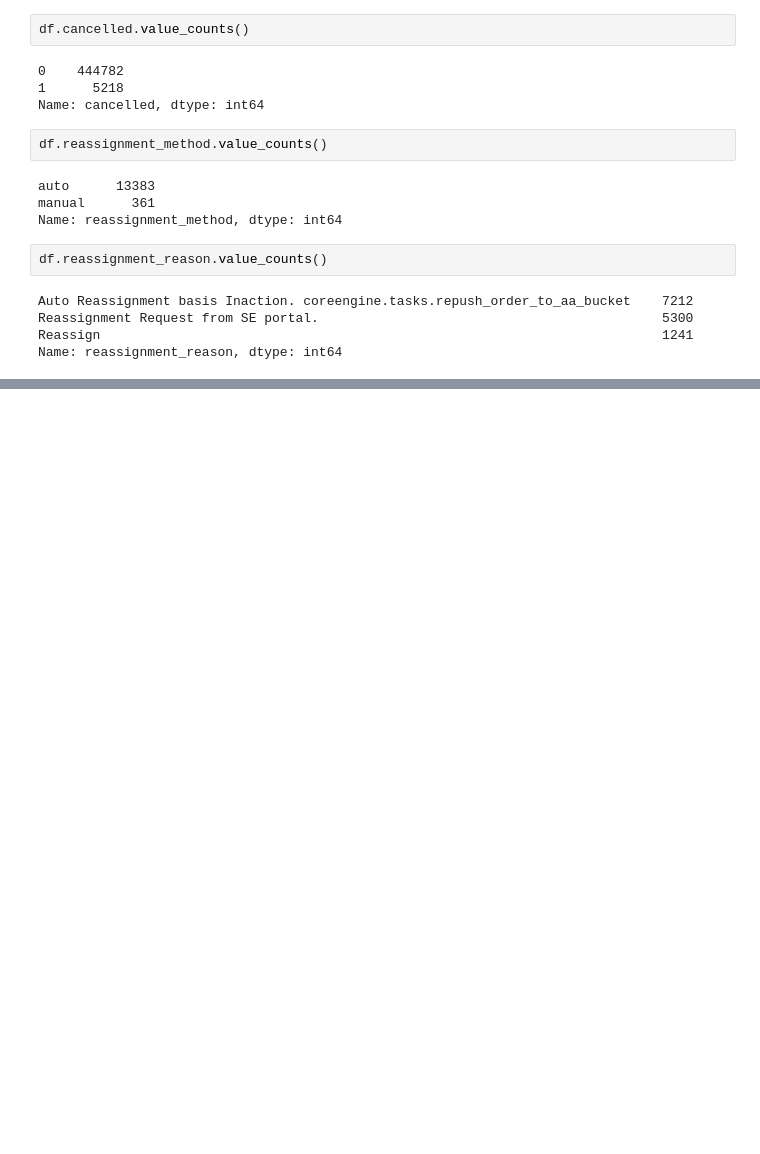
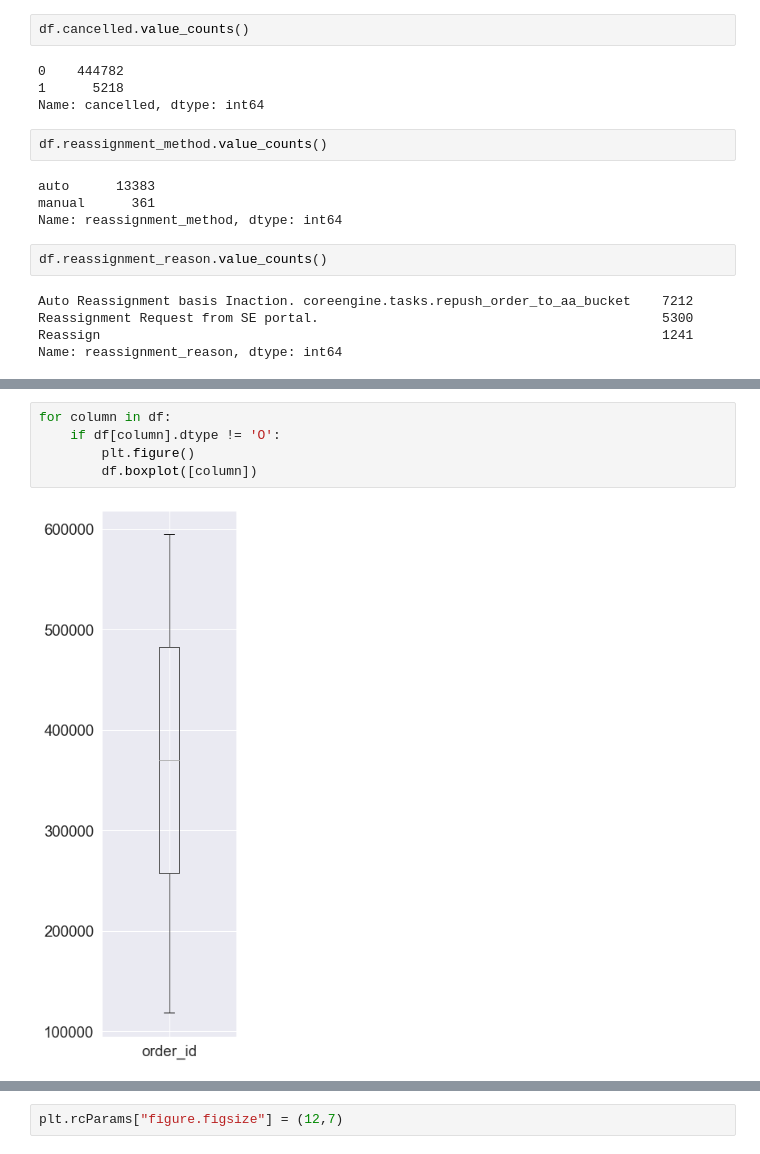
Before and after one commit to ramen-7/CascadeCupIITG, a Jupyter notebook: Hackathon Jan IITG/Book1.ipynb, the cells around one changed output, grey strips where cells are left out. Cells and saved outputs as stored; diff of their text form; blank space fills up the shorter version.

```diff
--- a/Hackathon Jan IITG/Book1.ipynb
+++ b/Hackathon Jan IITG/Book1.ipynb
@@ -75,0 +90,7 @@ Name: reassignment_reason, dtype: int64
+# %%
+for column in df:
+    if df[column].dtype != 'O':
+        plt.figure()
+        df.boxplot([column])
+# %% [output]
+[figure, added]
@@ -75,0 +107,2 @@ Name: reassignment_reason, dtype: int64
+# %%
+plt.rcParams["figure.figsize"] = (12,7)
```
Also changed, not shown: parts of 6 cells of this notebook.
